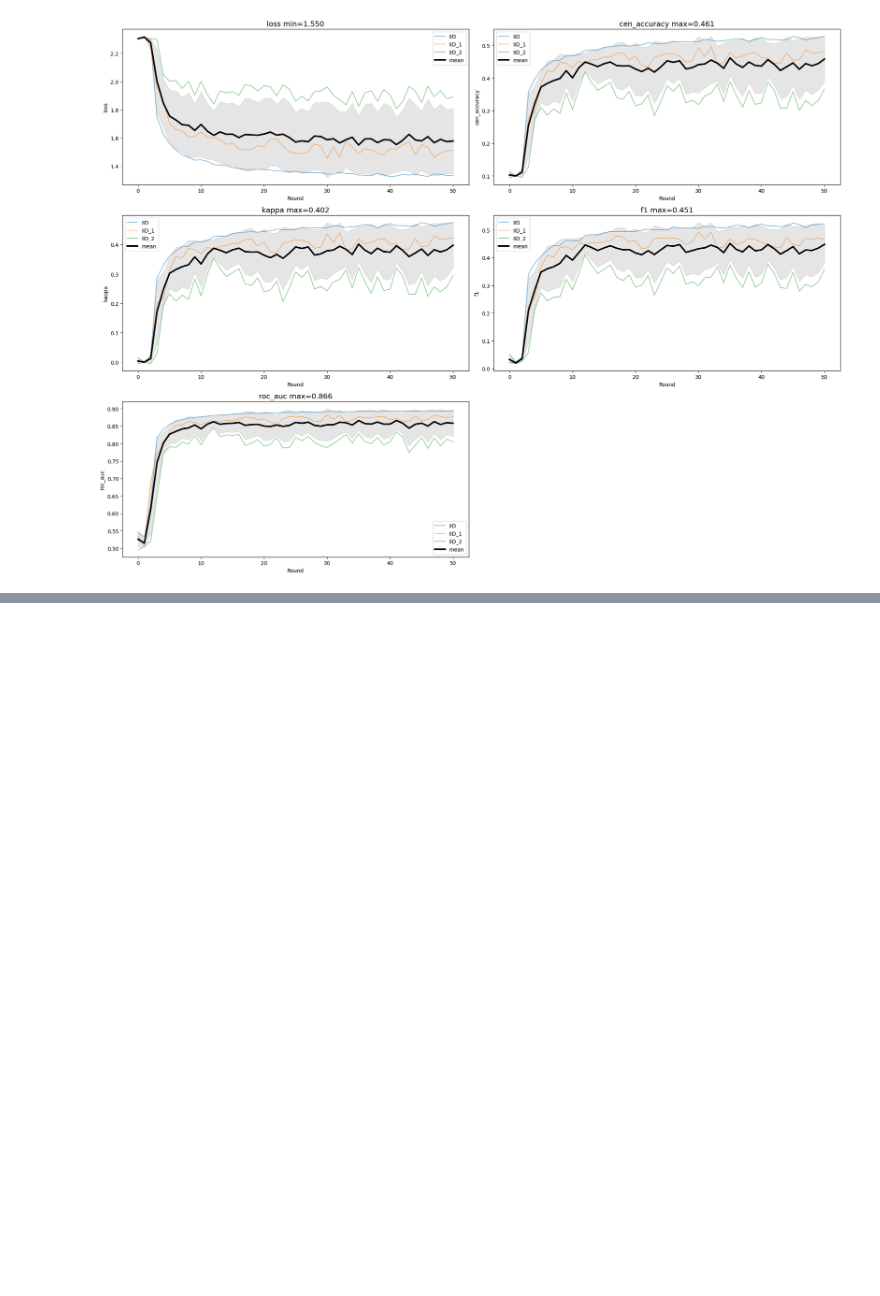
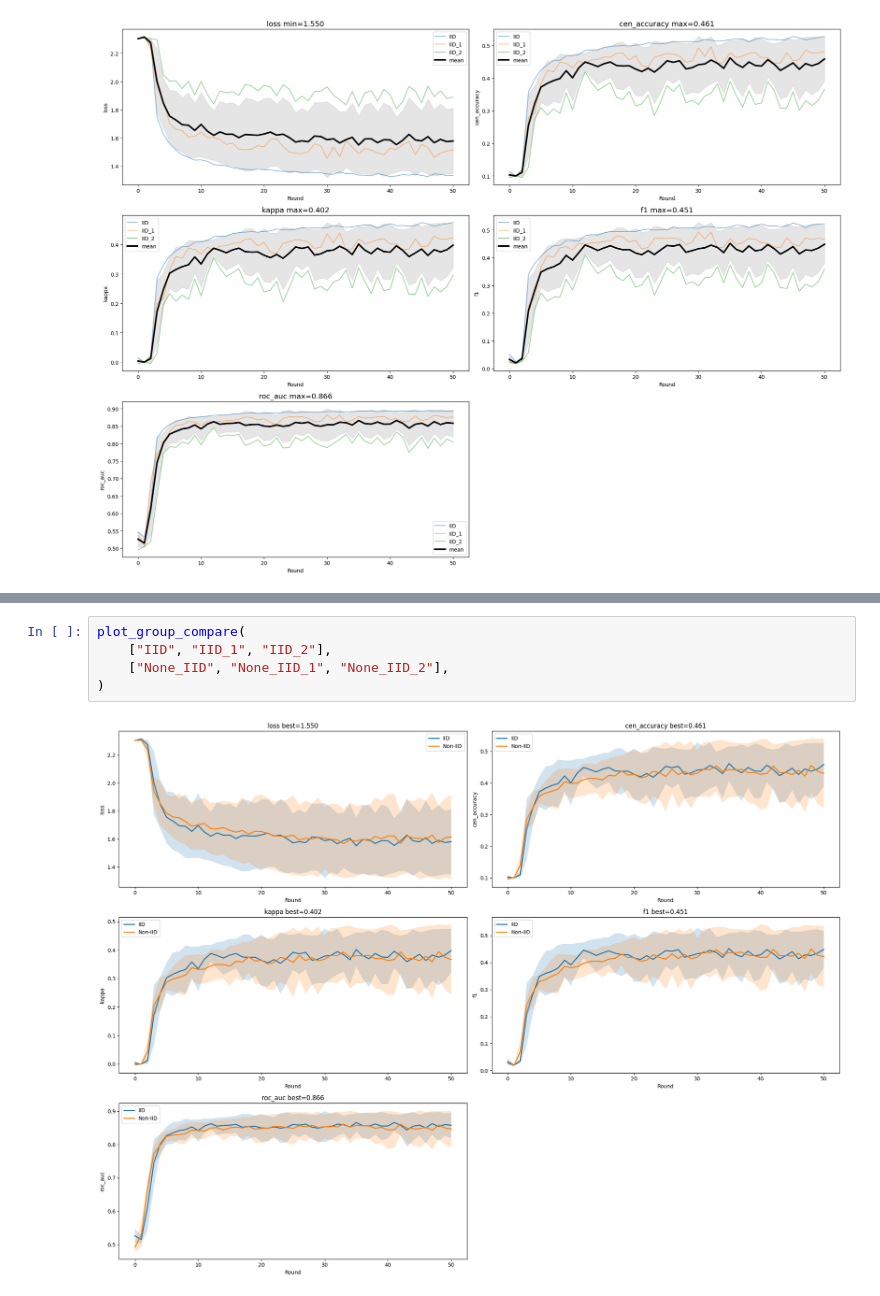
Before and after one commit to alhu22/Fedarated_learning, a Jupyter notebook: plots.ipynb, the cells around one changed output, grey strips where cells are left out. Cells and saved outputs as stored; diff of their text form; blank space fills up the shorter version.

Commit message:
compare Mean/STD

```diff
--- a/plots.ipynb
+++ b/plots.ipynb
@@ -193,0 +271,7 @@ FileNotFoundError: [Errno 2] No such file or directory: 'NoneIID.json'
+# %%
+plot_group_compare(
+    ["IID", "IID_1", "IID_2"],
+    ["None_IID", "None_IID_1", "None_IID_2"],
+)
+# %% [output]
+[figure, added]
```
Also changed, not shown: parts of 7 cells of this notebook.
